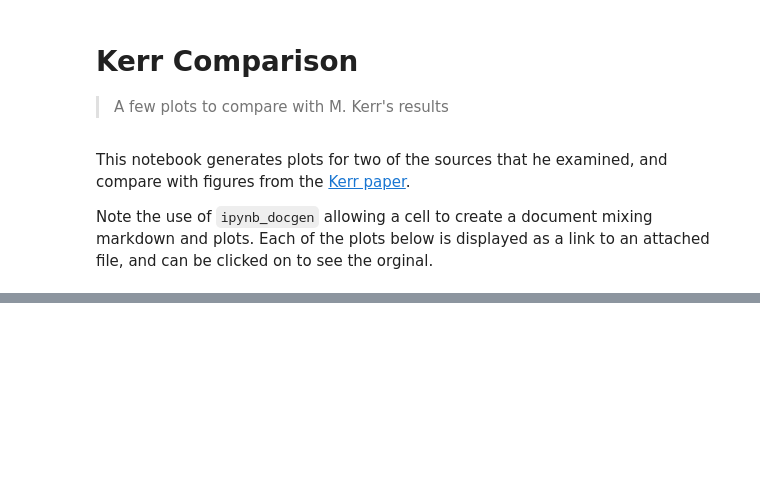
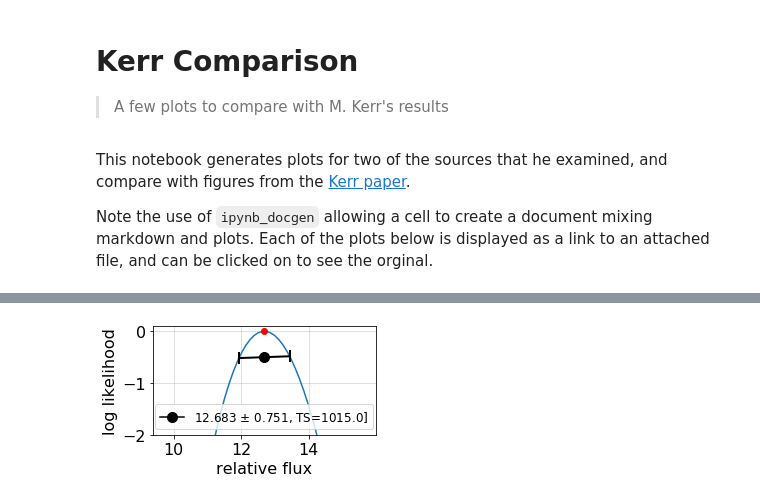
Before and after one commit to tburnett/light_curves, a Jupyter notebook: nbs/kerr_comparison.ipynb, the cells around one changed output, grey strips where cells are left out. Drawn from its saved outputs; the diff is of its cells as text; code cells hidden in the pictures; blank space fills up the shorter version.

```diff
--- a/nbs/kerr_comparison.ipynb
+++ b/nbs/kerr_comparison.ipynb
@@ -87,0 +113,9 @@ This corresponds to the upper central panel in Kerr's Figure 2.
+# %%
+#hide
+from wtlike.loglike import *
+flare.fluxes.query('ts>500')
+cell = flare.cells.loc[6];
+ll = LogLike(cell); ll, PoissonRep(ll)
+ll.plot( fix_beta=True);
+# %% [output]
+[figure, added]
```
Also changed, not shown: parts of 5 cells of this notebook, 17 other files.
